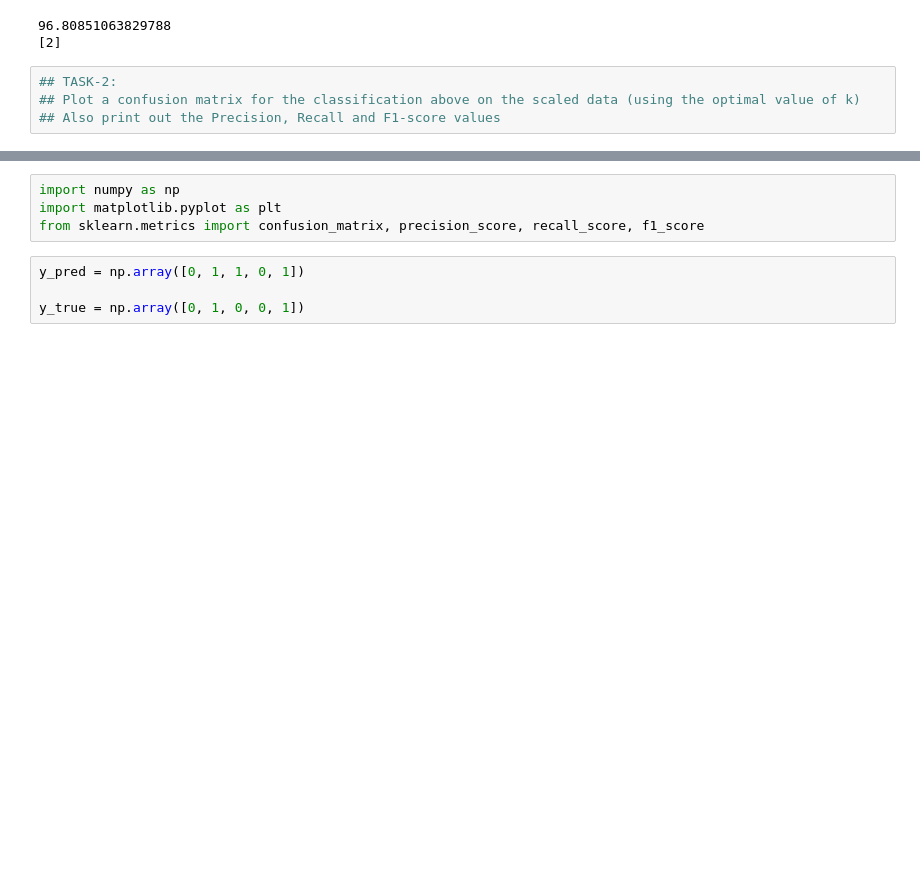
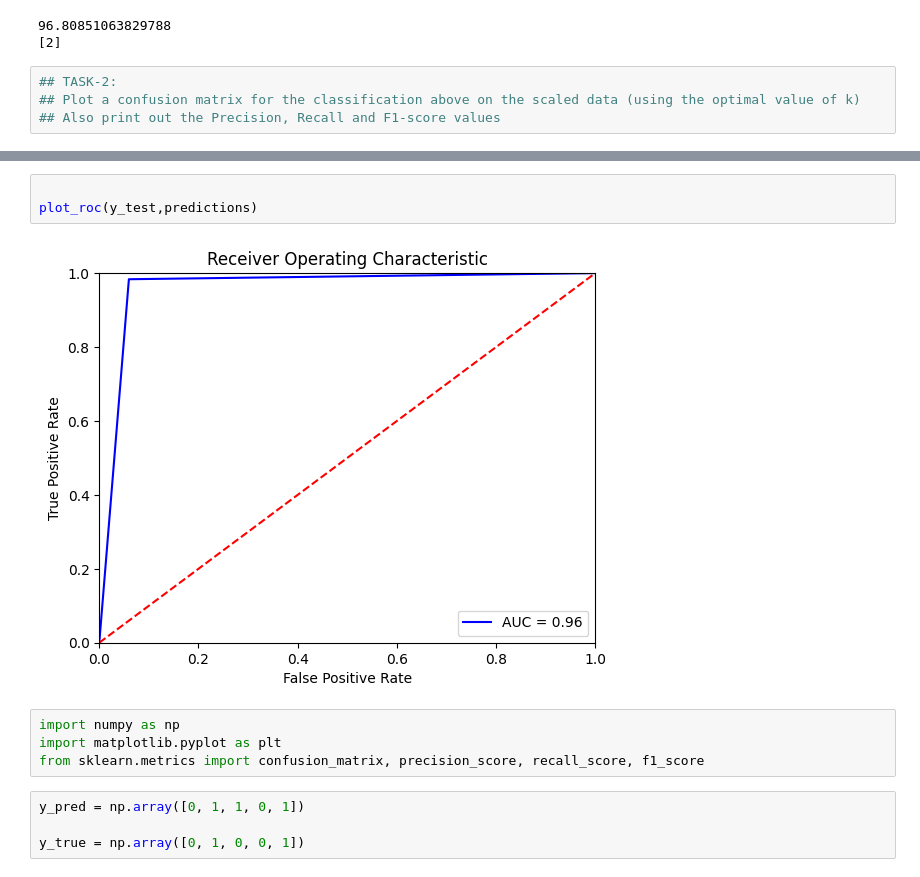
Before and after one commit to Harishga21/Harishwar-FMML-Lab, a Jupyter notebook: FMML_CLF1_Lab4_2022.ipynb, the cells around one changed output, grey strips where cells are left out. Saved outputs shown, nothing was run; the diff lists cells and outputs as text; blank space fills up the shorter version.

```diff
--- a/FMML_CLF1_Lab4_2022.ipynb
+++ b/FMML_CLF1_Lab4_2022.ipynb
@@ -317,3 +343,8 @@ print(optimal_ks)
+# %%
+
+plot_roc(y_test,predictions)
+# %% [output]
+[figure, added]
 # %%
 import numpy as np
 import matplotlib.pyplot as plt
```
Also changed, not shown: parts of 13 cells of this notebook.
